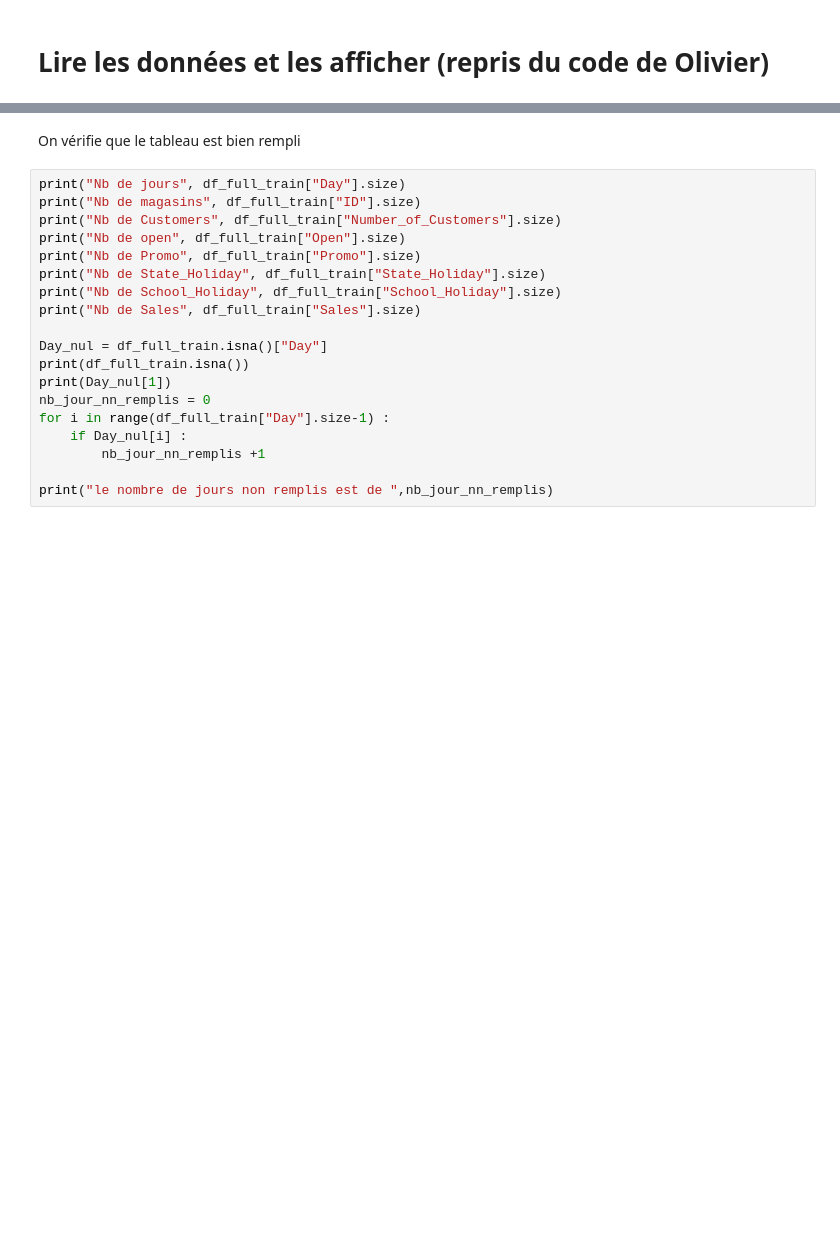
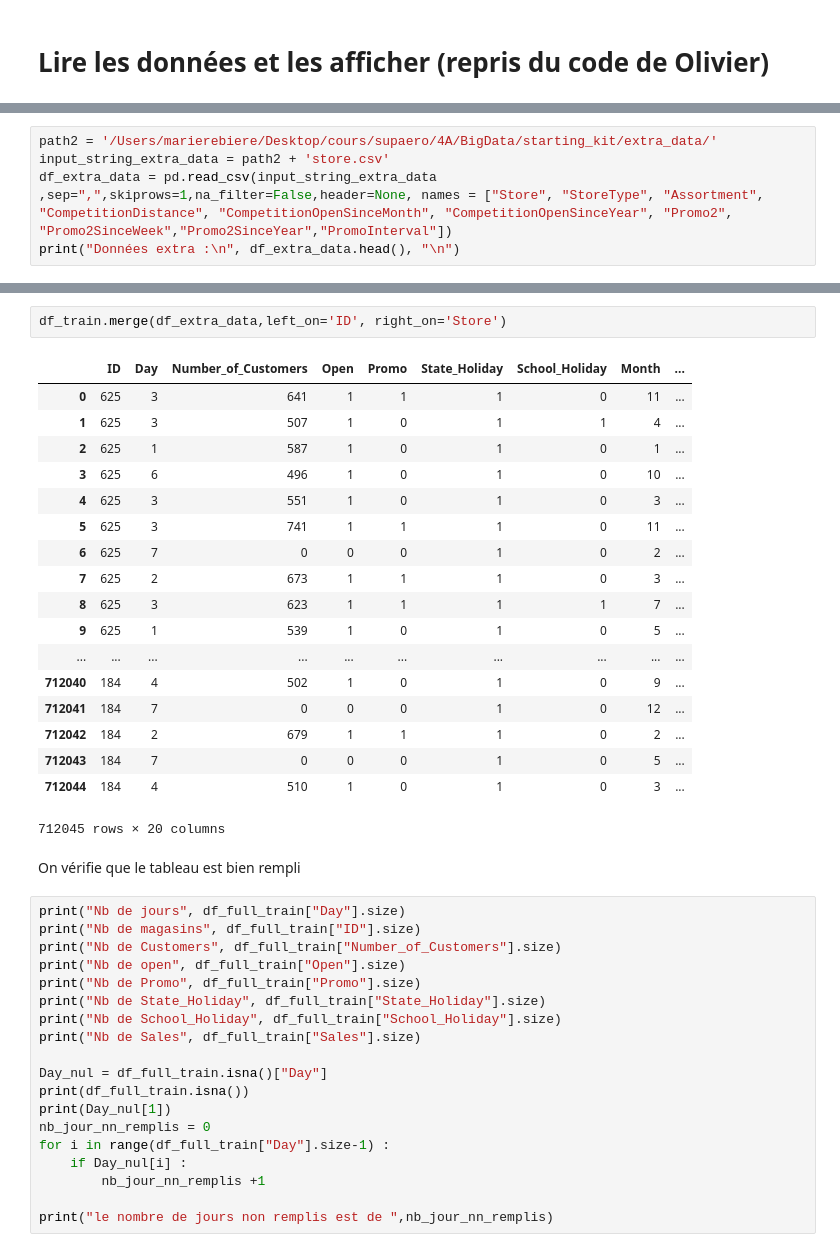
Before and after one commit to Arnofnr/ProjectBigDataCertif, a Jupyter notebook: MarieReb1.ipynb, the cells around one changed output, grey strips where cells are left out. Drawn from its saved outputs; the diff is of its cells as text; blank space fills up the shorter version.

Commit message:
lecture et merge de l'extra data

```diff
--- a/MarieReb1.ipynb
+++ b/MarieReb1.ipynb
@@ -78,2 +78,7 @@ Year                   int32
 Sales                  int64
 dtype: object
+# %%
+path2 = '/Users/marierebiere/Desktop/cours/supaero/4A/BigData/starting_kit/extra_data/'
+input_string_extra_data = path2 + 'store.csv'
+df_extra_data = pd.read_csv(input_string_extra_data ,sep=",",skiprows=1,na_filter=False,header=None, names = ["Store", "StoreType", "Assortment", "CompetitionDistance", "CompetitionOpenSinceMonth", "CompetitionOpenSinceYear", "Promo2", "Promo2SinceWeek","Promo2SinceYear","PromoInterval"])
+print("Données extra :\n", df_extra_data.head(), "\n")
@@ -80,3 +103,24 @@ dtype: object
+# %%
+df_train.merge(df_extra_data,left_on='ID', right_on='Store')
+# %% [output]
+|  | ID | Day | Number_of_Customers | Open | Promo | State_Holiday | School_Holiday | Month | ... |
+| 0 | 625 | 3 | 641 | 1 | 1 | 1 | 0 | 11 | ... |
+| 1 | 625 | 3 | 507 | 1 | 0 | 1 | 1 | 4 | ... |
+| 2 | 625 | 1 | 587 | 1 | 0 | 1 | 0 | 1 | ... |
+| 3 | 625 | 6 | 496 | 1 | 0 | 1 | 0 | 10 | ... |
+| 4 | 625 | 3 | 551 | 1 | 0 | 1 | 0 | 3 | ... |
+| 5 | 625 | 3 | 741 | 1 | 1 | 1 | 0 | 11 | ... |
+| 6 | 625 | 7 | 0 | 0 | 0 | 1 | 0 | 2 | ... |
+| 7 | 625 | 2 | 673 | 1 | 1 | 1 | 0 | 3 | ... |
+| 8 | 625 | 3 | 623 | 1 | 1 | 1 | 1 | 7 | ... |
+| 9 | 625 | 1 | 539 | 1 | 0 | 1 | 0 | 5 | ... |
+| ... | ... | ... | ... | ... | ... | ... | ... | ... | ... |
+| 712040 | 184 | 4 | 502 | 1 | 0 | 1 | 0 | 9 | ... |
+| 712041 | 184 | 7 | 0 | 0 | 0 | 1 | 0 | 12 | ... |
+| 712042 | 184 | 2 | 679 | 1 | 1 | 1 | 0 | 2 | ... |
+| 712043 | 184 | 7 | 0 | 0 | 0 | 1 | 0 | 5 | ... |
+| 712044 | 184 | 4 | 510 | 1 | 0 | 1 | 0 | 3 | ... |
+712045 rows × 20 columns
 # %% [markdown]
 On vérifie que le tableau est bien rempli
 # %%
```
Also changed, not shown: parts of 2 cells of this notebook, 2 other files.
